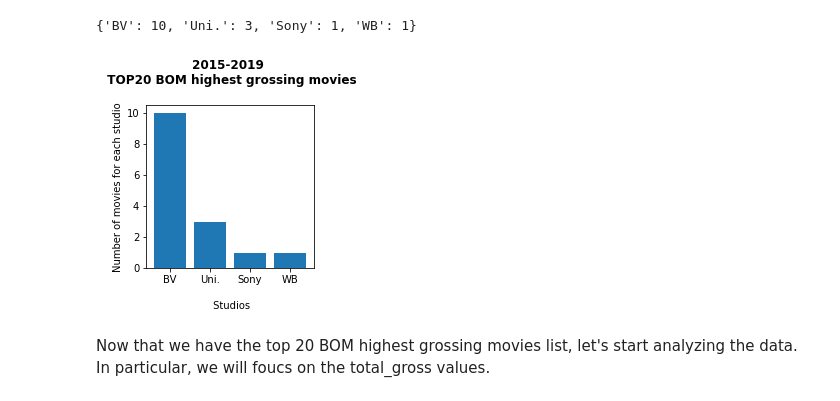
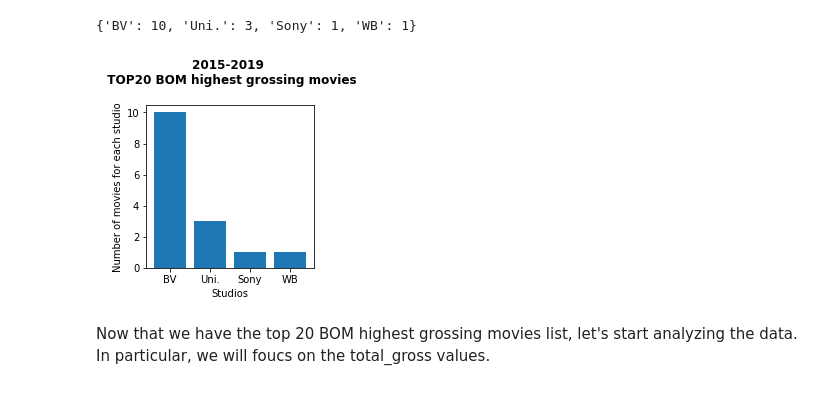
Before and after one commit to arecai/ari_first_attem, a Jupyter notebook: dsc-phase1-project-template.ipynb, the cells around one changed output. Cells and saved outputs as stored; diff of their text form; code cells hidden in the pictures.

```diff
--- a/dsc-phase1-project-template.ipynb
+++ b/dsc-phase1-project-template.ipynb
@@ -900,13 +902,13 @@ studios
 # %%
 fig, ax = plt.subplots(figsize=(3, 3))
 plt.bar(*zip(*studios.items()))
 ax.set_ylabel('Number of movies for each studio')
-ax.set_xlabel('\n Studios')
+ax.set_xlabel('Studios')
 ax.set_title('2015-2019 \n TOP20 BOM highest grossing movies\n', fontweight="bold")
 plt.savefig('./images/top20_IMDB_studios.png')
 plt.show();
 # %% [output]
-[figure, old version]
+[figure, new version]
 # %% [markdown]
 Now that we have the top 20 BOM highest grossing movies list, let's start analyzing the data. In particular, we will foucs on the total_gross values.
 # %%
```
Also changed, not shown: parts of 14 cells of this notebook, 5 other files.
